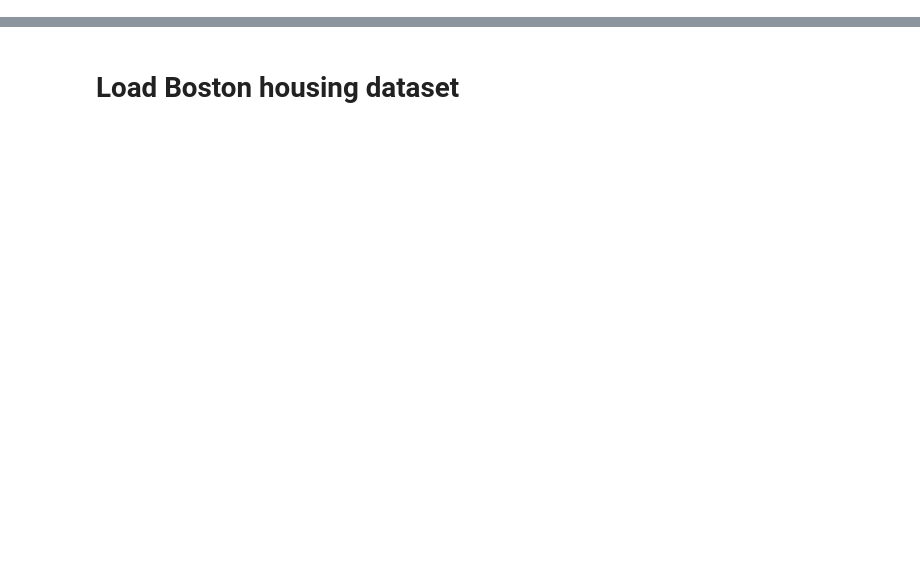
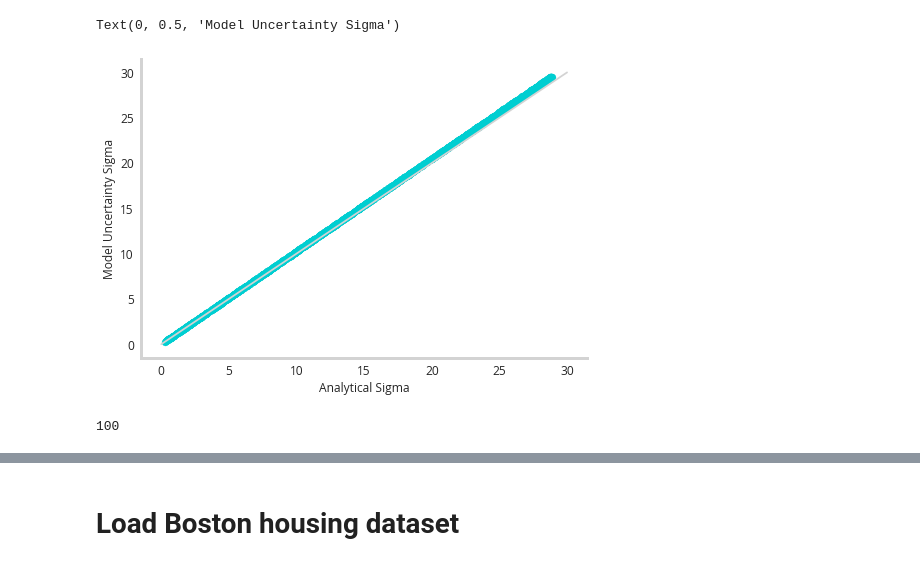
Before and after one commit to NicholasARossi/UQ_methods, a Jupyter notebook: notebooks/Ensemble_methods.ipynb, the cells around one changed output, grey strips where cells are left out. Saved outputs shown, nothing was run; the diff lists cells and outputs as text; code cells hidden in the pictures; blank space fills up the shorter version.

```diff
--- a/notebooks/Ensemble_methods.ipynb
+++ b/notebooks/Ensemble_methods.ipynb
@@ -23,0 +135,18 @@ import shap
+# %%
+# lets compute the analytic standard deviation vs the uncertainty metric
+Predictor=Linear_Uncertainty_Predictor(x_values,y_values)
+Predictor.train_models(n_splits=100)
+
+prediction_dict=Predictor.predict(x_values)
+fig,ax=plt.subplots()
+ax.scatter(sigma,prediction_dict['uncertainty']*76)
+ax.plot([0,30],[0,30],color='#d3d3d3')
+ax.set_xlabel('Analytical Sigma')
+ax.set_ylabel('Model Uncertainty Sigma')
+# %% [output]
+Text(0, 0.5, 'Model Uncertainty Sigma')
+[figure, added]
+# %%
+len(prediction_dict['uncertainty'])
+# %% [output]
+100
```
Also changed, not shown: parts of 25 cells of this notebook, 3 other files.
